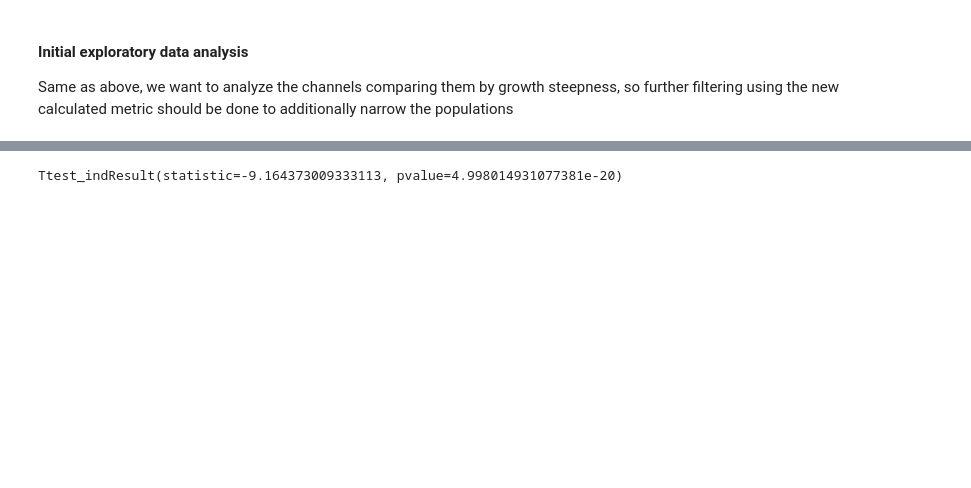
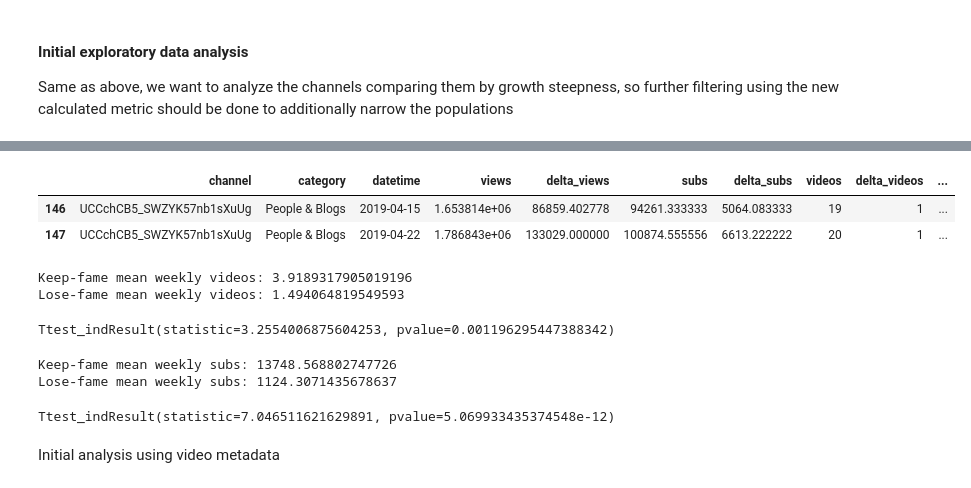
Before and after one commit to epfl-ada/ada-2022-project-adangerousteam, a Jupyter notebook: preprocessing_population_selection.ipynb, the cells around one changed output, grey strips where cells are left out. Cells and saved outputs as stored; diff of their text form; code cells hidden in the pictures; blank space fills up the shorter version.

```diff
--- a/preprocessing_population_selection.ipynb
+++ b/preprocessing_population_selection.ipynb
@@ -178,7 +199,21 @@ def growth_rate_per_channel(df_timeseries):
 # %%
+initial_exploration_batch_size = 300
+keep_fame = keep_fame.sort_values(by=["variability", "growth_steepness"], ascending=False)
+lose_fame = lose_fame.sort_values(by=["variability", "growth_steepness"], ascending=False)
+
 # calculate the sudden increase in views for each channel
-keep_fame_ts = timeseries_df[timeseries_df["channel"].isin(keep_fame["channel"])]
-keep_fame_sudden_growth = keep_fame_ts.groupby('channel').apply(growth_rate_per_channel).rename(columns={0: 'sudden_growth_date', 1: 'sudden_growth_index'})
+keep_fame_ts = timeseries_df[timeseries_df["channel"].isin(keep_fame[:initial_exploration_batch_size]["channel"])]
+keep_fame_sudden_growth = (
+    keep_fame_ts.groupby('channel')
+                .apply(growth_rate_per_channel)
+                .rename(columns={0: 'sudden_growth_date', 1: 'sudden_growth_index'})
+                .reset_index()
+)
 
-lose_fame_ts = timeseries_df[timeseries_df["channel"].isin(lose_fame["channel"])]
-lose_fame_sudden_growth = lose_fame_ts.groupby('channel').apply(growth_rate_per_channel).rename(columns={0: 'sudden_growth_date', 1: 'sudden_growth_index'})
+lose_fame_ts = timeseries_df[timeseries_df["channel"].isin(lose_fame[:initial_exploration_batch_size]["channel"])]
+lose_fame_sudden_growth = (
+    lose_fame_ts.groupby('channel')
+                .apply(growth_rate_per_channel)
+                .rename(columns={0: 'sudden_growth_date', 1: 'sudden_growth_index'})
+                .reset_index()
+)
@@ -258,5 +249,3 @@ scs.ttest_ind(ch_keep_before['duration'], ch_keep_after['duration'])
 # %%
-#merging the channel datas to the corresponding timeseries
-keep_fame_ts = pd.merge(keep_fame, keep_fame_ts, on="channel")
-lose_fame_ts = pd.merge(lose_fame, lose_fame_ts, on="channel")
-keep_fame_ts.head()
+keep_fame_ts = keep_fame_ts.merge(keep_fame[["channel", "sudden_growth_date"]], on="channel")
+lose_fame_ts = lose_fame_ts.merge(lose_fame[["channel", "sudden_growth_date"]], on="channel")
@@ -328,8 +252,33 @@ channel_keep_after = keep_fame.merge(temp, on="channel")
-# %%
-#statistics on activity before and after
-import scipy.stats as scs
-
-scs.ttest_ind(channel_lose_before['activity'], channel_lose_after['activity'])
-scs.ttest_ind(channel_keep_before['activity'], channel_keep_after['activity'])
-# %% [output]
-Ttest_indResult(statistic=-9.164373009333113, pvalue=4.998014931077381e-20)
+# %%
+keep_fame_ts_after_sudden_growth = keep_fame_ts[keep_fame_ts["datetime"] > keep_fame_ts["sudden_growth_date"]]
+lose_fame_ts_after_sudden_growth = lose_fame_ts[lose_fame_ts["datetime"] > lose_fame_ts["sudden_growth_date"]]
+# %%
+lose_fame_ts_after_sudden_growth.head(2)
+# %% [output]
+|  | channel | category | datetime | views | delta_views | subs | delta_subs | videos | delta_videos | ... |
+| 146 | UCCchCB5_SWZYK57nb1sXuUg | People & Blogs | 2019-04-15 | 1.653814e+06 | 86859.402778 | 94261.333333 | 5064.083333 | 19 | 1 | ... |
+| 147 | UCCchCB5_SWZYK57nb1sXuUg | People & Blogs | 2019-04-22 | 1.786843e+06 | 133029.000000 | 100874.555556 | 6613.222222 | 20 | 1 | ... |
+# %%
+keep_fame_mean_videos = keep_fame_ts_after_sudden_growth.groupby("channel")["delta_videos"].mean()
+lose_fame_mean_videos = lose_fame_ts_after_sudden_growth.groupby("channel")["delta_videos"].mean()
+
+print(f"Keep-fame mean weekly videos: {keep_fame_mean_videos.mean()}")
+print(f"Lose-fame mean weekly videos: {lose_fame_mean_videos.mean()}")
+scs.ttest_ind(keep_fame_mean_videos, lose_fame_mean_videos)
+# %% [output]
+Keep-fame mean weekly videos: 3.9189317905019196
+Lose-fame mean weekly videos: 1.494064819549593
+Ttest_indResult(statistic=3.2554006875604253, pvalue=0.001196295447388342)
+# %%
+keep_fame_mean_weekly_subs = keep_fame_ts_after_sudden_growth.groupby("channel")["delta_subs"].mean()
+lose_fame_mean_weekly_subs = lose_fame_ts_after_sudden_growth.groupby("channel")["delta_subs"].mean()
+
+print(f"Keep-fame mean weekly subs: {keep_fame_mean_weekly_subs.mean()}")
+print(f"Lose-fame mean weekly subs: {lose_fame_mean_weekly_subs.mean()}")
+scs.ttest_ind(keep_fame_mean_weekly_subs, lose_fame_mean_weekly_subs)
+# %% [output]
+Keep-fame mean weekly subs: 13748.568802747726
+Lose-fame mean weekly subs: 1124.3071435678637
+Ttest_indResult(statistic=7.046511621629891, pvalue=5.069933435374548e-12)
+# %% [markdown]
+Initial analysis using video metadata
```
Also changed, not shown: parts of 41 cells of this notebook.
